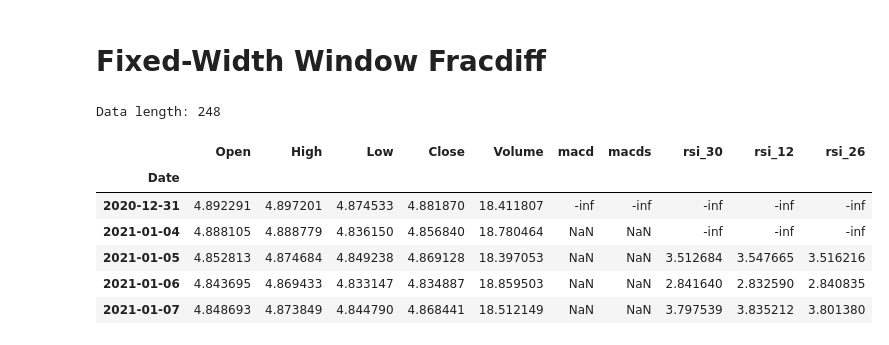
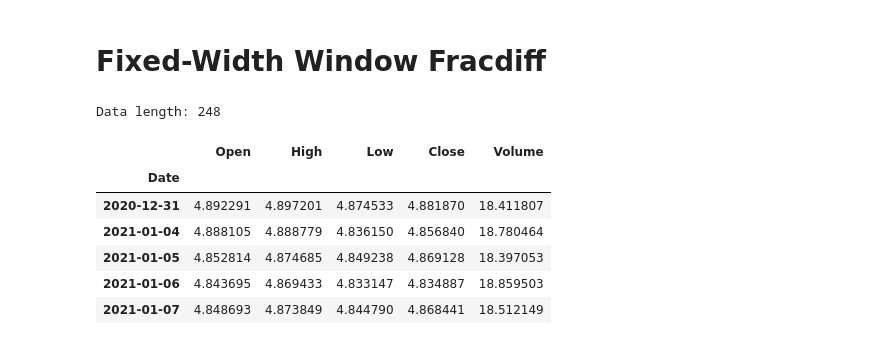
Before and after one commit to iusztinpaul/yacht, a Jupyter notebook: notebooks/preprocessing_methods.ipynb, the cells around one changed output. Cells and saved outputs as stored; diff of their text form; code cells hidden in the pictures.

```diff
--- a/notebooks/preprocessing_methods.ipynb
+++ b/notebooks/preprocessing_methods.ipynb
@@ -427,19 +428,19 @@ plt.plot(data_for_scaling[:, 7:])
 # %% [markdown]
 # Fixed-Width Window Fracdiff
 # %%
-data_diff = data.copy()
+data_diff = data[['Open', 'High', 'Low', 'Close', 'Volume']].copy()
 data_diff = data_diff.apply(np.log)
 print(f'Data length: {len(data_diff)}')
 data_diff.head()
 # %% [output]
 Data length: 248
-|  | Open | High | Low | Close | Volume | macd | macds | rsi_30 | rsi_12 | rsi_26 |
-| Date |  |  |  |  |  |  |  |  |  |  |
-| 2020-12-31 | 4.892291 | 4.897201 | 4.874533 | 4.881870 | 18.411807 | -inf | -inf | -inf | -inf | -inf |
-| 2021-01-04 | 4.888105 | 4.888779 | 4.836150 | 4.856840 | 18.780464 | NaN | NaN | -inf | -inf | -inf |
-| 2021-01-05 | 4.852813 | 4.874684 | 4.849238 | 4.869128 | 18.397053 | NaN | NaN | 3.512684 | 3.547665 | 3.516216 |
-| 2021-01-06 | 4.843695 | 4.869433 | 4.833147 | 4.834887 | 18.859503 | NaN | NaN | 2.841640 | 2.832590 | 2.840835 |
-| 2021-01-07 | 4.848693 | 4.873849 | 4.844790 | 4.868441 | 18.512149 | NaN | NaN | 3.797539 | 3.835212 | 3.801380 |
+|  | Open | High | Low | Close | Volume |
+| Date |  |  |  |  |  |
+| 2020-12-31 | 4.892291 | 4.897201 | 4.874533 | 4.881870 | 18.411807 |
+| 2021-01-04 | 4.888105 | 4.888779 | 4.836150 | 4.856840 | 18.780464 |
+| 2021-01-05 | 4.852814 | 4.874685 | 4.849238 | 4.869128 | 18.397053 |
+| 2021-01-06 | 4.843695 | 4.869433 | 4.833147 | 4.834887 | 18.859503 |
+| 2021-01-07 | 4.848693 | 4.873849 | 4.844790 | 4.868441 | 18.512149 |
 # %%
 def get_weights_ffd(d, thres):
     w, k = [1.], 1
```
Also changed, not shown: parts of 41 cells of this notebook, 11 other files.
